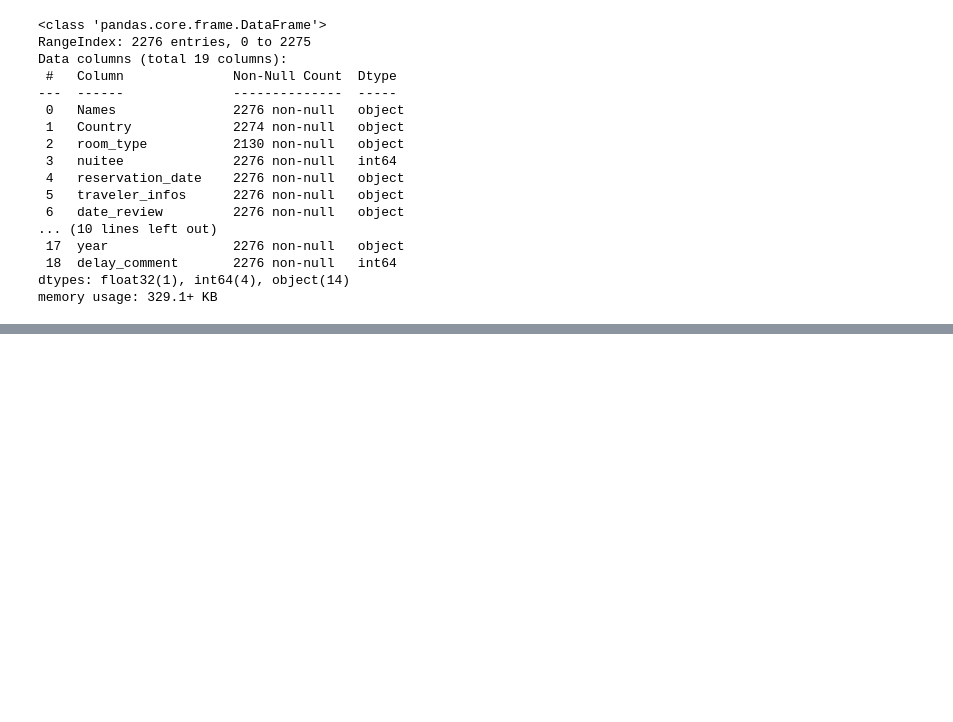
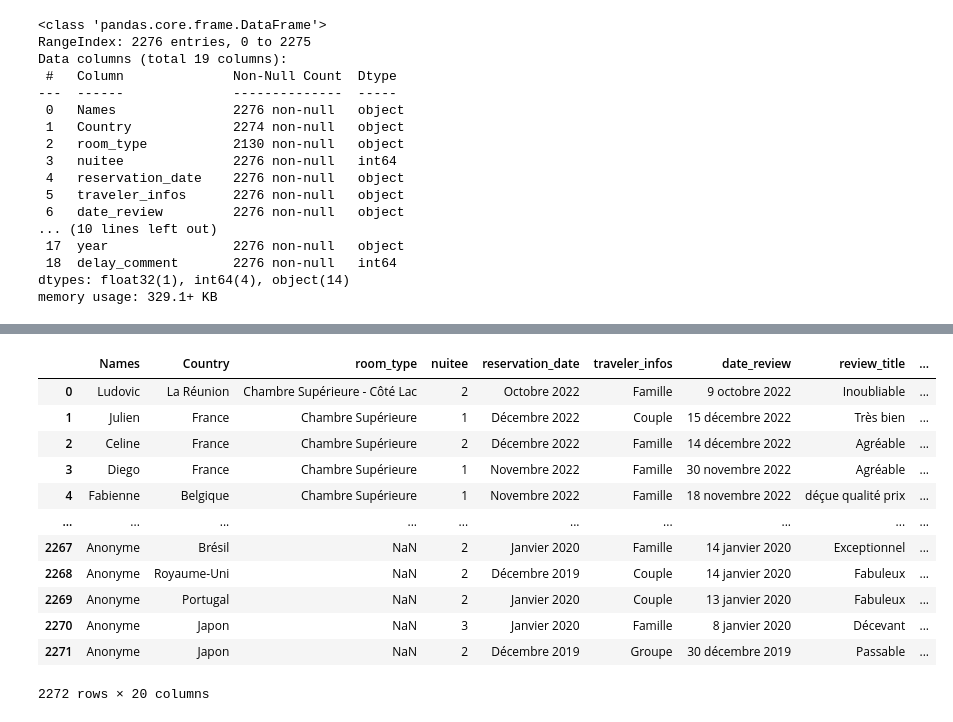
Before and after one commit to paulineattal/M2SISE_DisneyTextMining, a Jupyter notebook: nettoyage/nettoyage.ipynb, the cells around one changed output, grey strips where cells are left out. Cells and saved outputs as stored; diff of their text form; code cells hidden in the pictures; blank space fills up the shorter version.

```diff
--- a/nettoyage/nettoyage.ipynb
+++ b/nettoyage/nettoyage.ipynb
@@ -120,3 +122,11 @@ df = df.drop_duplicates(keep='first')
 df.drop(df[(df.delay_comment >3)].index , inplace=True)
 # %%
 df=df.reset_index()
+# %%
+df_date=df['date_review'].map(str)
+# %%
+for i in range(df.shape[0]):
+    pos=df_date[i].find('le')
+    #extraction
+    df_date[i] = df_date[i][pos+2:]
+df['date_review']=df_date
@@ -123,3 +142,37 @@ df=df.reset_index()
+# %%
+def date_transform (mot):
+    mot = mot.replace('janvier','january')
+    mot = mot.replace('février','february')
+    mot = mot.replace('mars','march')
+    mot = mot.replace('avril','april')
+    mot = mot.replace('mai','may')
+    mot = mot.replace('juin','june')
+    mot = mot.replace('juillet','july')
+    mot = mot.replace('août','august')
+    mot = mot.replace('septembre','september')
+    mot = mot.replace('octobre','october')
+    mot = mot.replace('novembre','november')
+    mot = mot.replace('décembre','december')
+    date=parser.parse(mot).date()
+    return(date)
+# %%
+df['date']=df['date_review'].apply(date_transform)
+# %%
+df.drop(['index'], axis=1)
+# %% [output]
+|  | Names | Country | room_type | nuitee | reservation_date | traveler_infos | date_review | review_title | ... |
+| 0 | Ludovic | La Réunion | Chambre Supérieure - Côté Lac | 2 | Octobre 2022 | Famille | 9 octobre 2022 | Inoubliable | ... |
+| 1 | Julien | France | Chambre Supérieure | 1 | Décembre 2022 | Couple | 15 décembre 2022 | Très bien | ... |
+| 2 | Celine | France | Chambre Supérieure | 2 | Décembre 2022 | Famille | 14 décembre 2022 | Agréable | ... |
+| 3 | Diego | France | Chambre Supérieure | 1 | Novembre 2022 | Famille | 30 novembre 2022 | Agréable | ... |
+| 4 | Fabienne | Belgique | Chambre Supérieure | 1 | Novembre 2022 | Famille | 18 novembre 2022 | déçue qualité prix | ... |
+| ... | ... | ... | ... | ... | ... | ... | ... | ... | ... |
+| 2267 | Anonyme | Brésil | NaN | 2 | Janvier 2020 | Famille | 14 janvier 2020 | Exceptionnel | ... |
+| 2268 | Anonyme | Royaume-Uni | NaN | 2 | Décembre 2019 | Couple | 14 janvier 2020 | Fabuleux | ... |
+| 2269 | Anonyme | Portugal | NaN | 2 | Janvier 2020 | Couple | 13 janvier 2020 | Fabuleux | ... |
+| 2270 | Anonyme | Japon | NaN | 3 | Janvier 2020 | Famille | 8 janvier 2020 | Décevant | ... |
+| 2271 | Anonyme | Japon | NaN | 2 | Décembre 2019 | Groupe | 30 décembre 2019 | Passable | ... |
+2272 rows × 20 columns
 # %%
 df_clean_newport=df.copy()
 # %%
```
Also changed, not shown: parts of 2 cells of this notebook.
